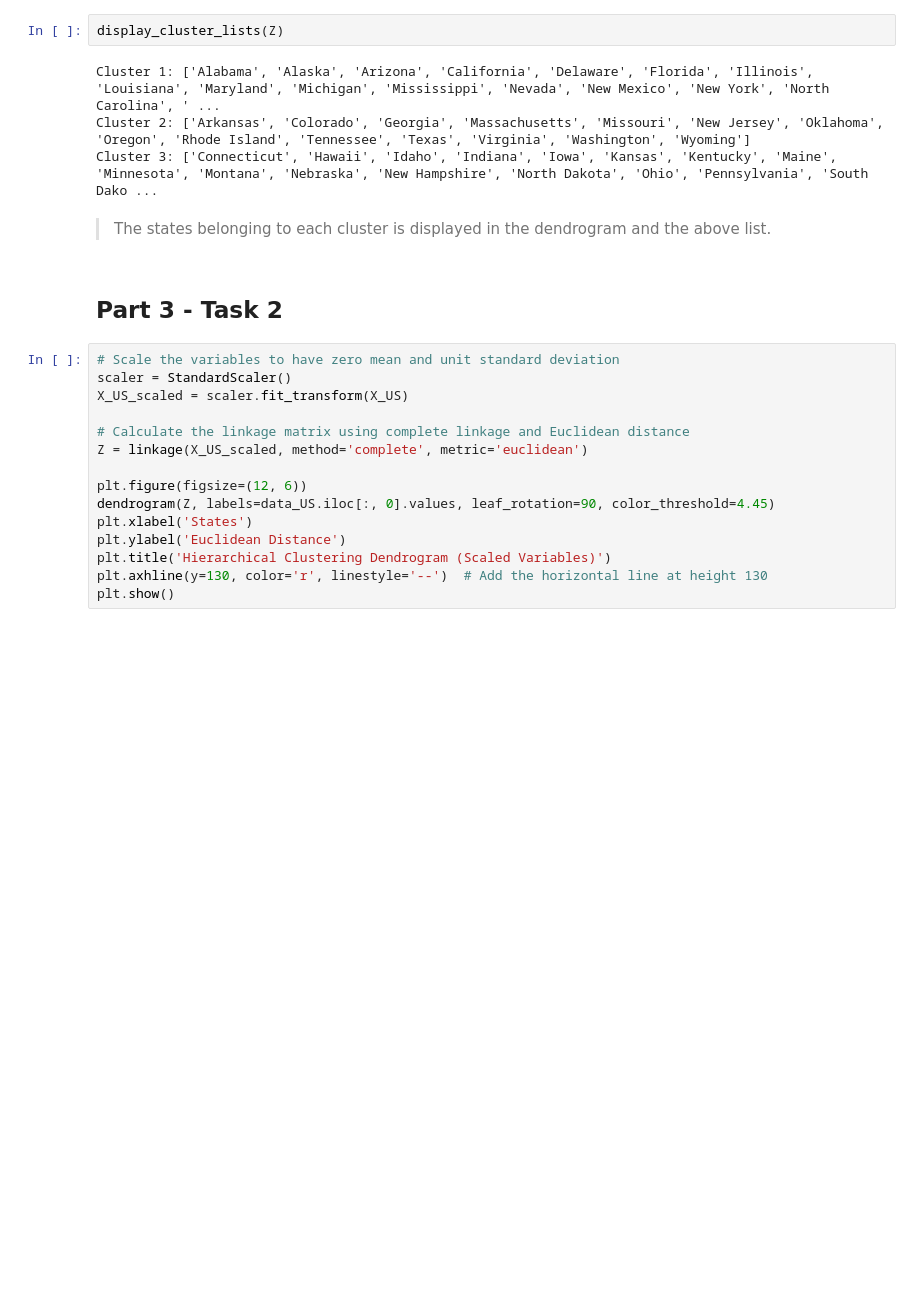
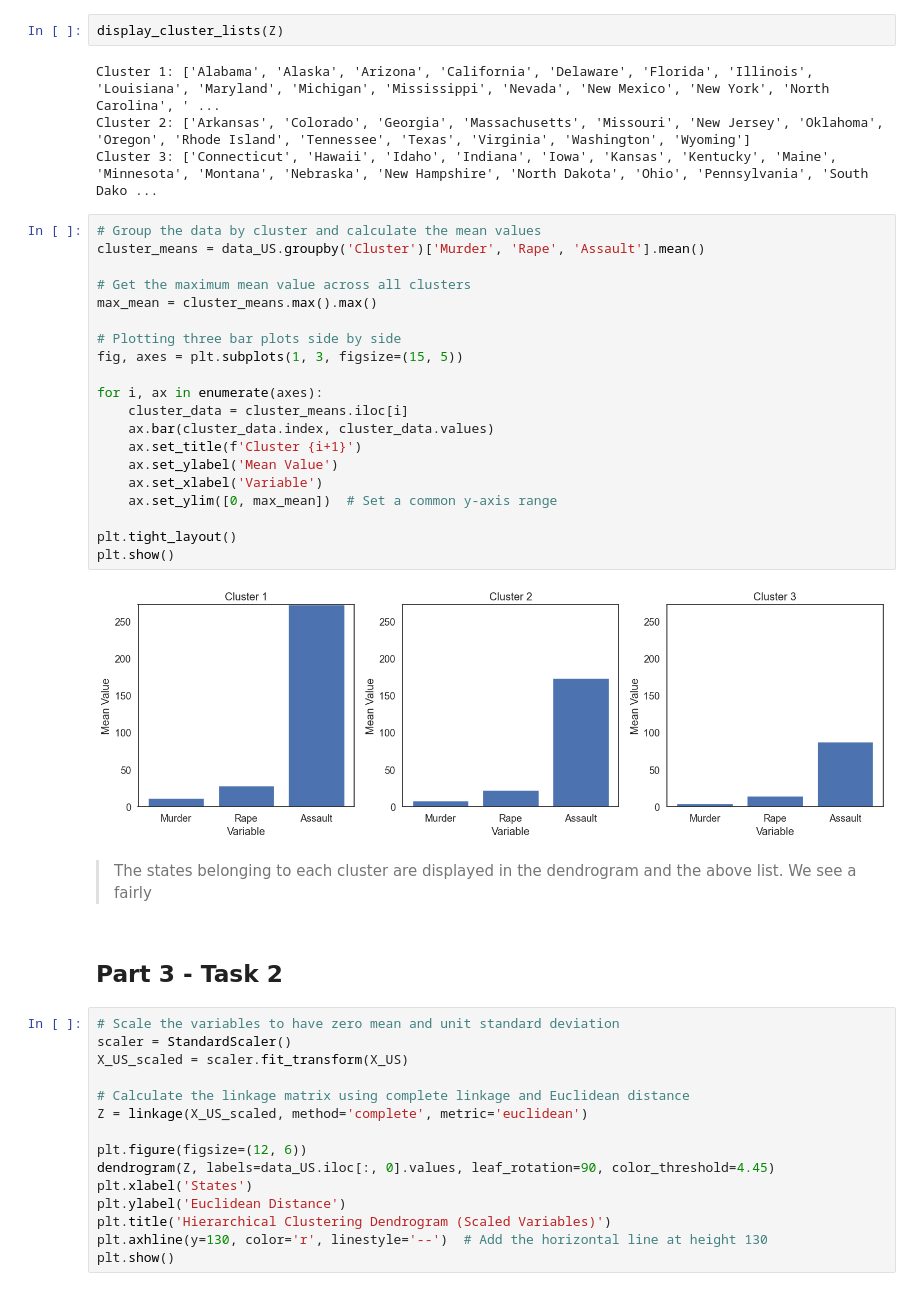
Before and after one commit to kaylee01/Assignment3-ML, a Jupyter notebook: assignment3.ipynb, the cells around one changed output. Saved outputs shown, nothing was run; the diff lists cells and outputs as text; blank space fills up the shorter version.

```diff
--- a/assignment3.ipynb
+++ b/assignment3.ipynb
@@ -1346,8 +1328,30 @@ display_cluster_lists(Z)
 Cluster 1: ['Alabama', 'Alaska', 'Arizona', 'California', 'Delaware', 'Florida', 'Illinois', 'Louisiana', 'Maryland', 'Michigan', 'Mississippi', 'Nevada', 'New Mexico', 'New York', 'North Carolina', ' ...
 Cluster 2: ['Arkansas', 'Colorado', 'Georgia', 'Massachusetts', 'Missouri', 'New Jersey', 'Oklahoma', 'Oregon', 'Rhode Island', 'Tennessee', 'Texas', 'Virginia', 'Washington', 'Wyoming']
 Cluster 3: ['Connecticut', 'Hawaii', 'Idaho', 'Indiana', 'Iowa', 'Kansas', 'Kentucky', 'Maine', 'Minnesota', 'Montana', 'Nebraska', 'New Hampshire', 'North Dakota', 'Ohio', 'Pennsylvania', 'South Dako ...
+# %%
+# Group the data by cluster and calculate the mean values
+cluster_means = data_US.groupby('Cluster')['Murder', 'Rape', 'Assault'].mean()
+
+# Get the maximum mean value across all clusters
+max_mean = cluster_means.max().max()
+
+# Plotting three bar plots side by side
+fig, axes = plt.subplots(1, 3, figsize=(15, 5))
+
+for i, ax in enumerate(axes):
+    cluster_data = cluster_means.iloc[i]
+    ax.bar(cluster_data.index, cluster_data.values)
+    ax.set_title(f'Cluster {i+1}')
+    ax.set_ylabel('Mean Value')
+    ax.set_xlabel('Variable')
+    ax.set_ylim([0, max_mean])  # Set a common y-axis range
+
+plt.tight_layout()
+plt.show()
+# %% [output]
+[figure, added]
 # %% [markdown]
-> The states belonging to each cluster is displayed in the dendrogram and the above list.
+> The states belonging to each cluster are displayed in the dendrogram and the above list. We see a fairly
 # %% [markdown]
 ## Part 3 - Task 2
 # %%
```
Also changed, not shown: parts of 1 cell of this notebook.
